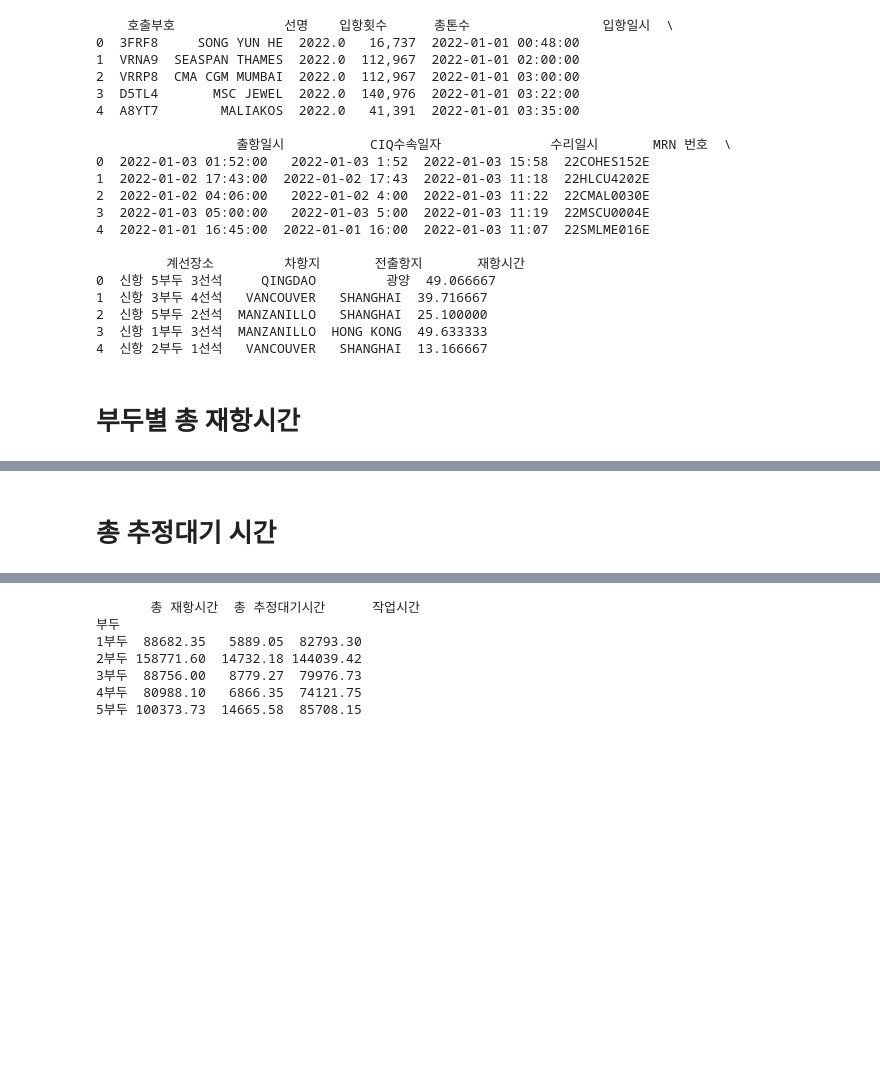
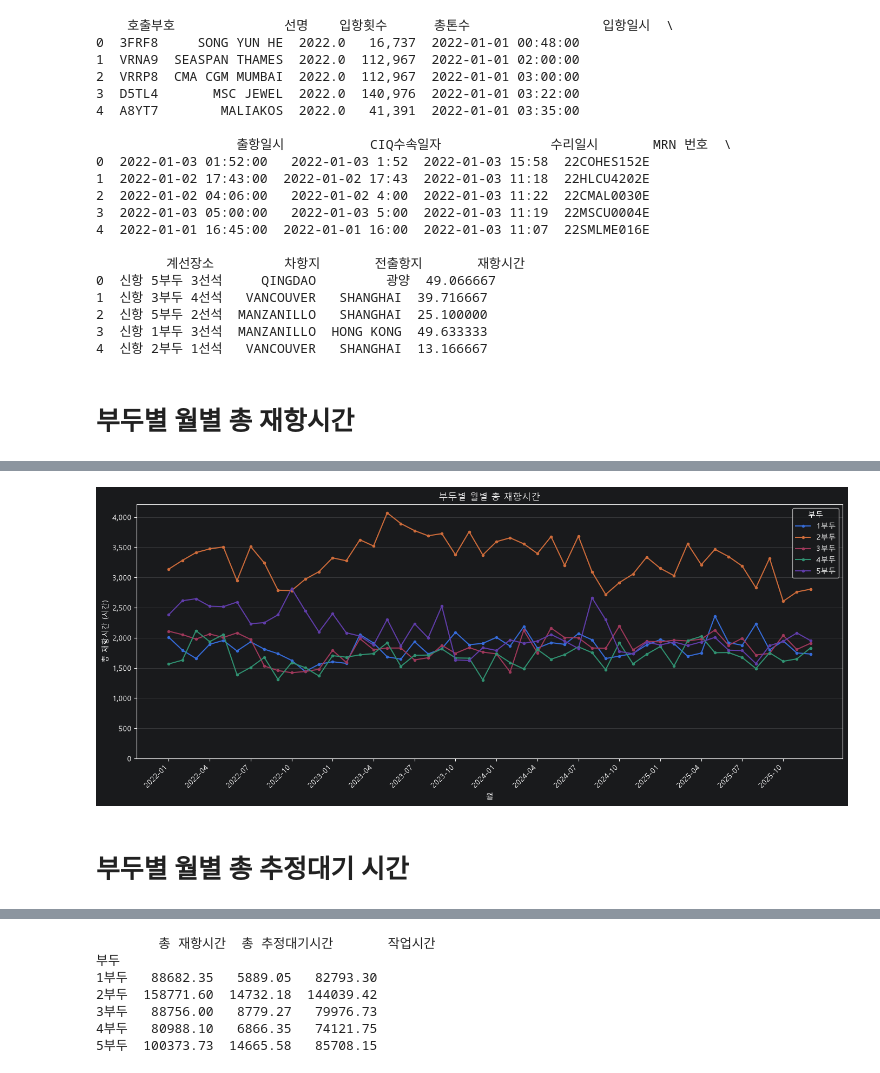
Before and after one commit to BUSAN-IS-SMART/Final_Project, a Jupyter notebook: EDA/EDA-sk.ipynb, the cells around one changed output, grey strips where cells are left out. Drawn from its saved outputs; the diff is of its cells as text; code cells hidden in the pictures; blank space fills up the shorter version.

```diff
--- a/EDA/EDA-sk.ipynb
+++ b/EDA/EDA-sk.ipynb
@@ -36,7 +36,7 @@ print(df.head())
 3  신항 1부두 3선석  MANZANILLO  HONG KONG  49.633333
 4  신항 2부두 1선석   VANCOUVER   SHANGHAI  13.166667
 # %% [markdown]
-# 부두별 총 재항시간
+# 부두별 월별 총 재항시간
 # %%
 import pandas as pd
 
@@ -54,15 +54,65 @@ df["재항시간"] = (
     df["출항일시"] - df["입항일시"]
 ).dt.total_seconds() / 3600
 
-# 날짜 누락·변환 실패 및 음수 시간 제외
-result = (
-    df.loc[df["재항시간"].ge(0)]
-    .groupby("부두")["재항시간"].sum()
-    .reindex(list("12345"), fill_value=0)
-    .rename_axis("부두")
-    .rename("총 재항시간(시간)")
+# 날짜 누락·변환 실패·음수 시간·대상 외 부두 제외
+data = df.loc[
+    df["재항시간"].ge(0) & df["부두"].notna()
+].copy()
+
+# 분석 기간: 종료 시각은 포함하지 않음
+start = pd.Timestamp("2022-01-01")
+end = pd.Timestamp("2026-01-01")
+
+months = pd.date_range(start, end, freq="MS", inclusive="left")
+result = pd.DataFrame(
+    index=months, columns=list("12345"), dtype=float
 )
-result.index = result.index + "부두"
+
+for month in months:
+    next_month = month + pd.offsets.MonthBegin(1)
+
+    # 각 선박의 재항 구간 중 해당 월과 겹치는 시간
+    hours = (
+        data["출항일시"].clip(upper=next_month)
+        - data["입항일시"].clip(lower=month)
+    ).dt.total_seconds().div(3600).clip(lower=0)
+
+    result.loc[month] = (
+        hours.groupby(data["부두"]).sum()
+        .reindex(list("12345"), fill_value=0)
+    )
+
+result.index = result.index.strftime("%Y-%m")
+result.index.name = "월"
+result.columns = result.columns + "부두"
 
 print(result.round(2).to_string())
+
+# 월별·부두별 추이 그래프
+import matplotlib.pyplot as plt
+from matplotlib.ticker import StrMethodFormatter
+
+plt.rcParams["font.family"] = "Malgun Gothic"
+plt.rcParams["axes.unicode_minus"] = False
+
+ax = result.plot(figsize=(14, 6), marker="o", markersize=3)
+ax.set_title("부두별 월별 총 재항시간")
+ax.set_xlabel("월")
+ax.set_ylabel("총 재항시간 (시간)")
+ax.yaxis.set_major_formatter(StrMethodFormatter("{x:,.0f}"))
+ax.set_ylim(bottom=0)
+ax.grid(axis="y", alpha=0.3)
+ax.legend(title="부두")
+plt.xticks(rotation=45)
+# 분기마다 날짜 표시
+ticks = list(range(0, len(result), 3))
+ax.set_xticks(ticks)
+ax.set_xticklabels(
+    result.index[ticks],
+    rotation=45,
+    ha="right"
+)
+
+plt.tight_layout()
+plt.show()
 # %% [output]
@@ -75,3 +136,4 @@ print(result.round(2).to_string())
+[figure, added]
 # %% [markdown]
-# 총 추정대기 시간
+# 부두별 월별 총 추정대기 시간
 # %%
```
Also changed, not shown: parts of 9 cells of this notebook.
